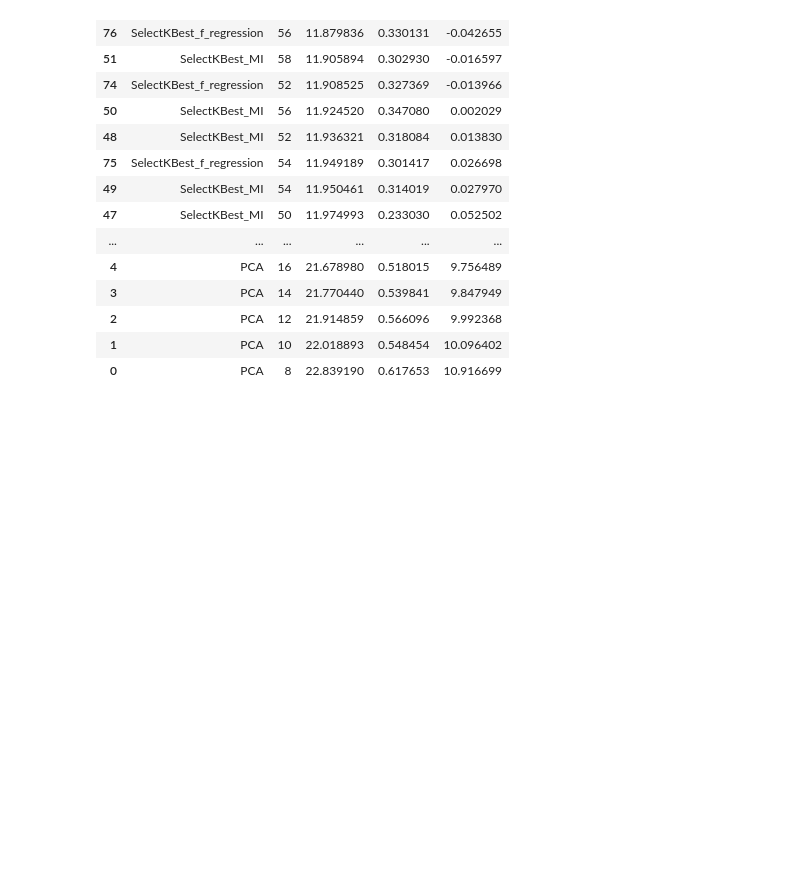
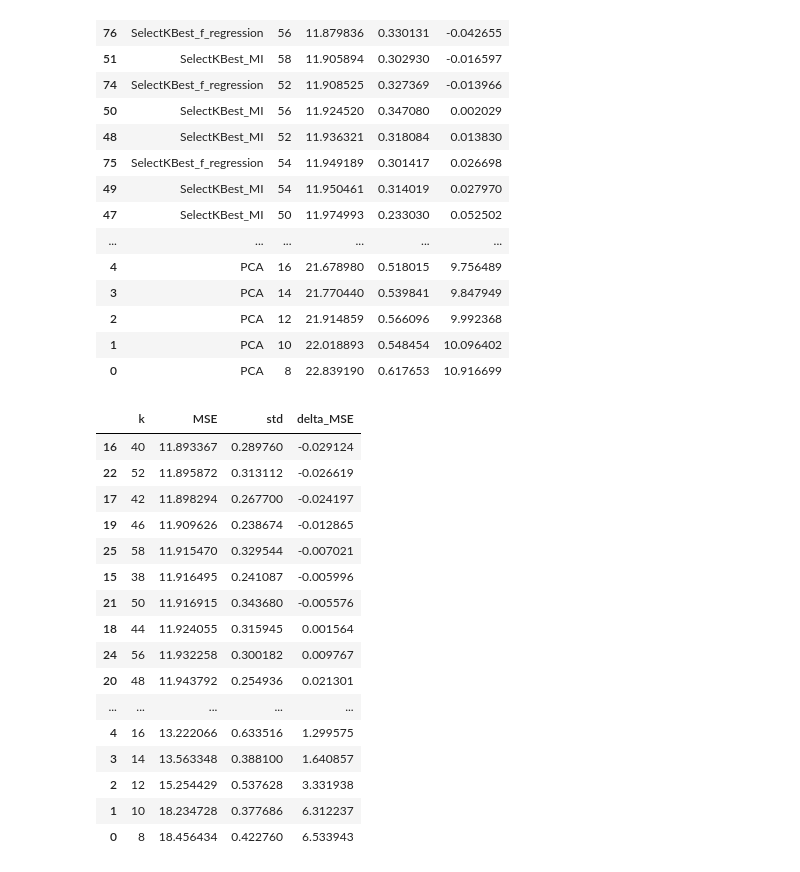
Before and after one commit to luc-polo/Challenge_Parkinson_disease, a Jupyter notebook: exploration/features_selection.ipynb, the cells around one changed output. Saved outputs shown, nothing was run; the diff lists cells and outputs as text; code cells hidden in the pictures; blank space fills up the shorter version.

Commit message:
try recursive features selection trees importance based

```diff
--- a/exploration/features_selection.ipynb
+++ b/exploration/features_selection.ipynb
@@ -289,3 +289,40 @@ selection_results.sort_values("MSE")
 | 2 | PCA | 12 | 21.914859 | 0.566096 | 9.992368 |
 | 1 | PCA | 10 | 22.018893 | 0.548454 | 10.096402 |
 | 0 | PCA | 8 | 22.839190 | 0.617653 | 10.916699 |
+# %%
+from sklearn.ensemble import ExtraTreesRegressor
+from sklearn.feature_selection import SelectFromModel
+
+# Un classement ExtraTrees par split, réutilisé pour chaque k ; HistGB reste le modèle final.
+max_features = min(train.shape[1] for train, *_ in prepared_folds)
+sfm_scores = []
+with threadpool_limits(limits=3):
+    for train, validation, yt, yv in prepared_folds:
+        forest = ExtraTreesRegressor(n_estimators=100, random_state=42, n_jobs=3).fit(train, yt)
+        for k in range(8, max_features + 1, 2):
+            selector = SelectFromModel(forest, prefit=True, threshold=-np.inf, max_features=k).fit(train, yt)
+            fitted = clone(pipeline["model"]).fit(selector.transform(train), yt)
+            sfm_scores.append([k, mean_squared_error(yv, fitted.predict(selector.transform(validation)))])
+sfm_results = pd.DataFrame(sfm_scores, columns=["k", "MSE"]).groupby("k").agg(
+    MSE=("MSE", "mean"), std=("MSE", lambda s: s.std(ddof=0))
+).reset_index()
+sfm_results["delta_MSE"] = sfm_results["MSE"] - baseline["MSE"]
+sfm_results.sort_values("MSE")
+# %% [output]
+|  | k | MSE | std | delta_MSE |
+| 16 | 40 | 11.893367 | 0.289760 | -0.029124 |
+| 22 | 52 | 11.895872 | 0.313112 | -0.026619 |
+| 17 | 42 | 11.898294 | 0.267700 | -0.024197 |
+| 19 | 46 | 11.909626 | 0.238674 | -0.012865 |
+| 25 | 58 | 11.915470 | 0.329544 | -0.007021 |
+| 15 | 38 | 11.916495 | 0.241087 | -0.005996 |
+| 21 | 50 | 11.916915 | 0.343680 | -0.005576 |
+| 18 | 44 | 11.924055 | 0.315945 | 0.001564 |
+| 24 | 56 | 11.932258 | 0.300182 | 0.009767 |
+| 20 | 48 | 11.943792 | 0.254936 | 0.021301 |
+| ... | ... | ... | ... | ... |
+| 4 | 16 | 13.222066 | 0.633516 | 1.299575 |
+| 3 | 14 | 13.563348 | 0.388100 | 1.640857 |
+| 2 | 12 | 15.254429 | 0.537628 | 3.331938 |
+| 1 | 10 | 18.234728 | 0.377686 | 6.312237 |
+| 0 | 8 | 18.456434 | 0.422760 | 6.533943 |
```
Also changed, not shown: parts of 1 cell of this notebook.
